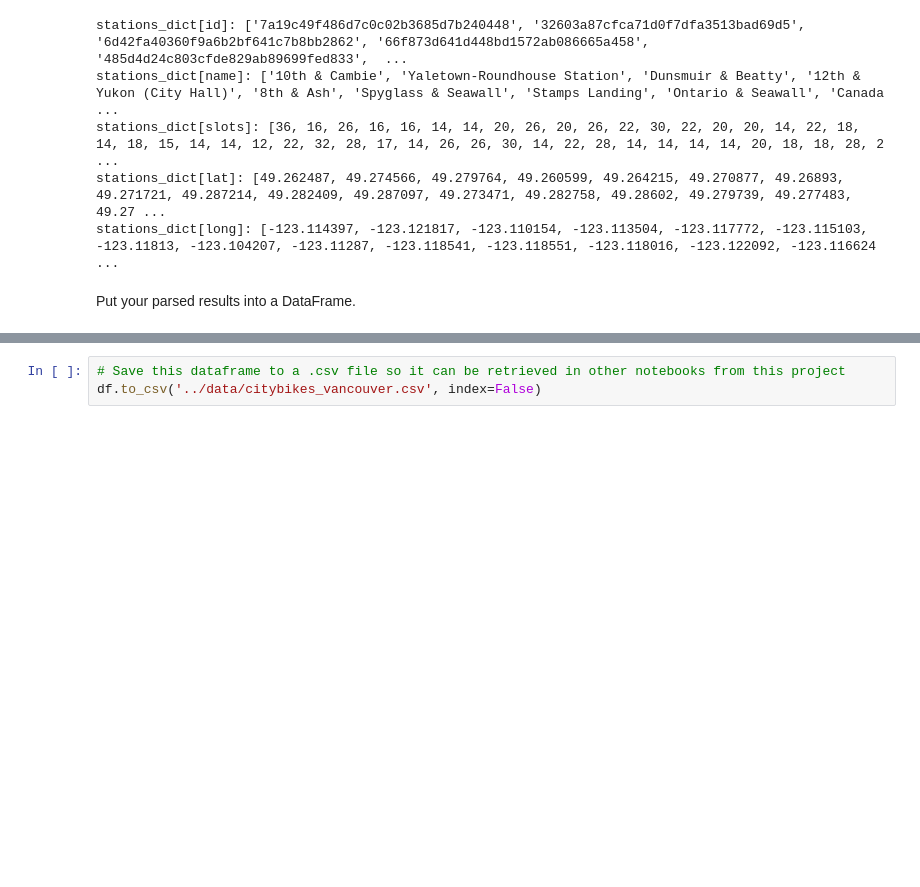
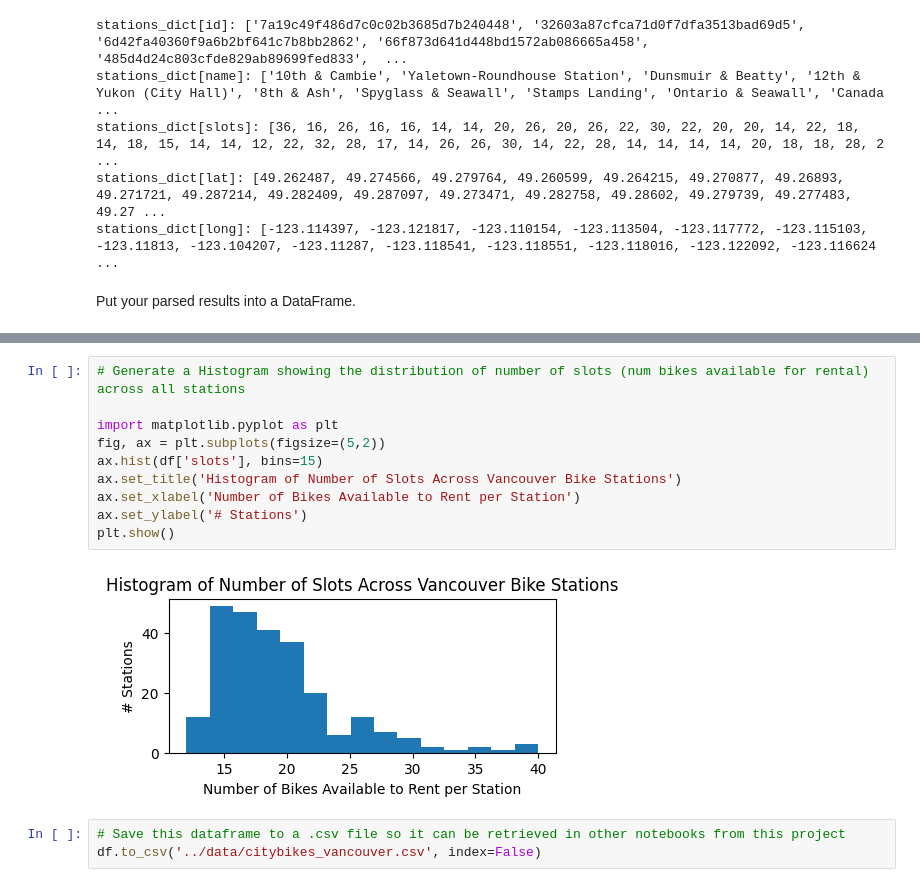
Before and after one commit to jtwleung/Project-Statistical-Modelling-with-Python, a Jupyter notebook: notebooks/city_bikes.ipynb, the cells around one changed output, grey strips where cells are left out. Saved outputs shown, nothing was run; the diff lists cells and outputs as text; blank space fills up the shorter version.

```diff
--- a/notebooks/city_bikes.ipynb
+++ b/notebooks/city_bikes.ipynb
@@ -162,3 +188,15 @@ Name: count, dtype: int64
+# %%
+# Generate a Histogram showing the distribution of number of slots (num bikes available for rental) across all stations
+
+import matplotlib.pyplot as plt
+fig, ax = plt.subplots(figsize=(5,2))
+ax.hist(df['slots'], bins=15)
+ax.set_title('Histogram of Number of Slots Across Vancouver Bike Stations')
+ax.set_xlabel('Number of Bikes Available to Rent per Station')
+ax.set_ylabel('# Stations')
+plt.show()
+# %% [output]
+[figure, added]
 # %%
 # Save this dataframe to a .csv file so it can be retrieved in other notebooks from this project
 df.to_csv('../data/citybikes_vancouver.csv', index=False)
```
Also changed, not shown: parts of 2 cells of this notebook, 5 other files.
